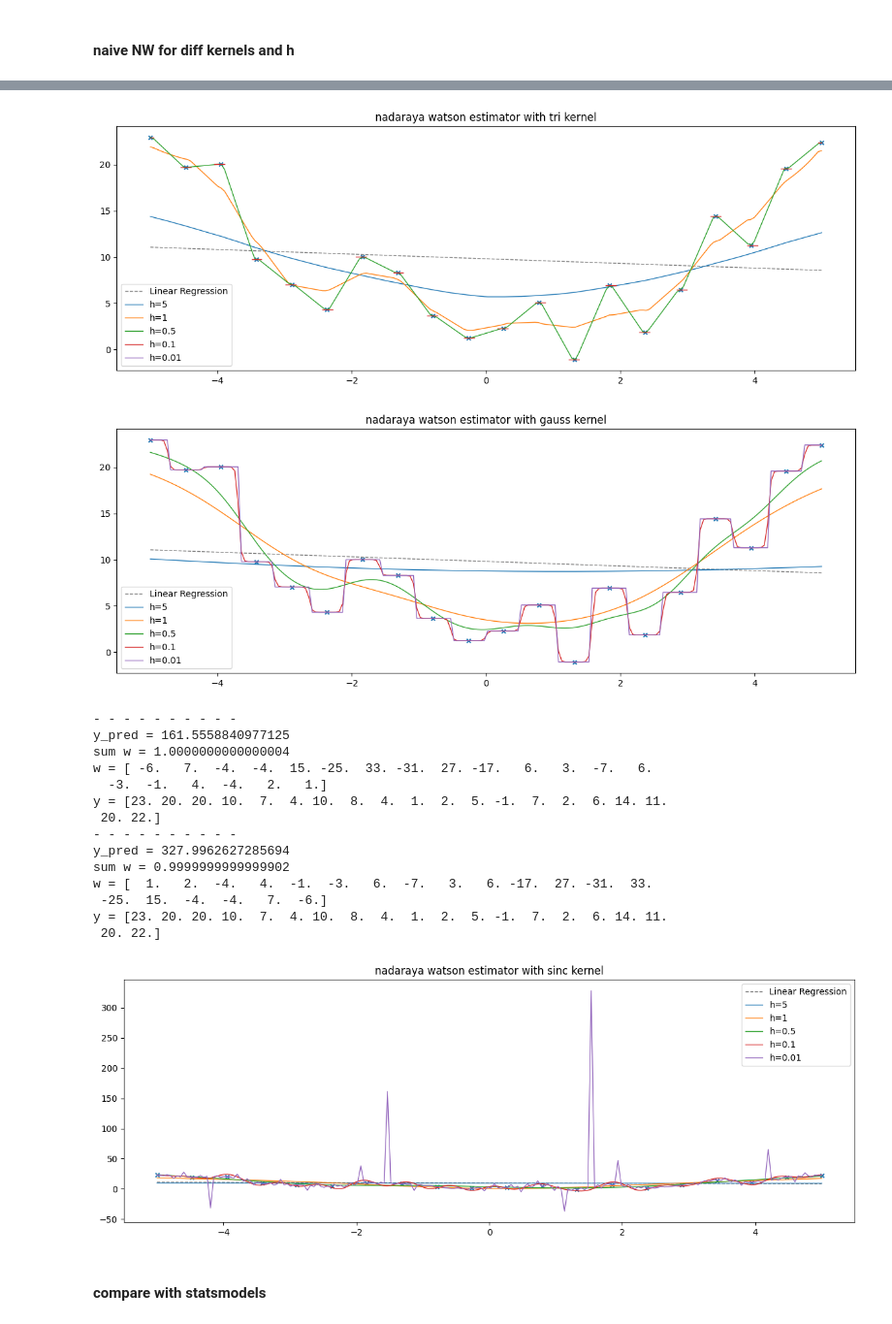
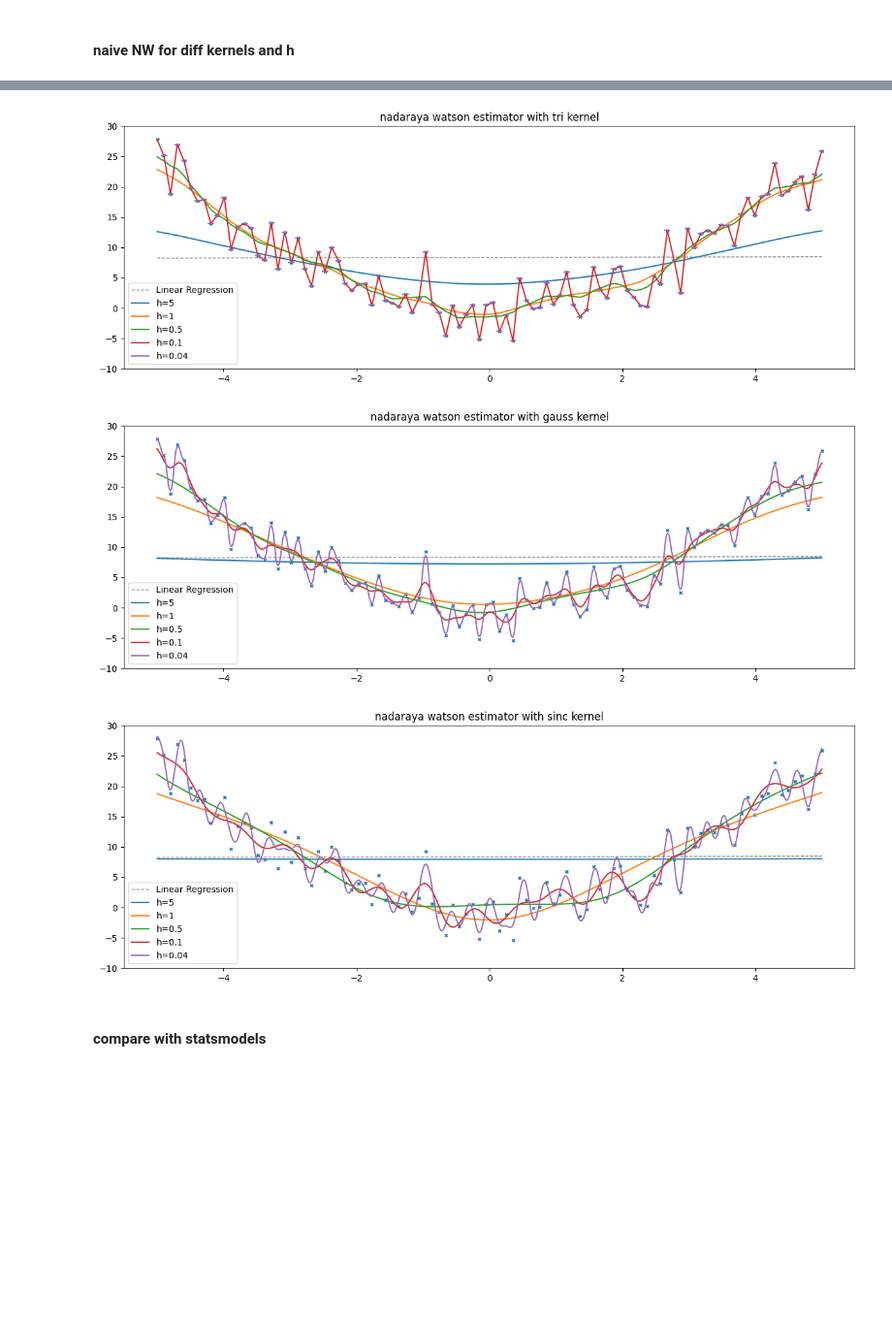
Before and after one commit to hikotei/Kernel-Simulations, a Jupyter notebook: 2023_12_12 NW.ipynb, the cells around one changed output, grey strips where cells are left out. Shown at 97% size. Drawn from its saved outputs; the diff is of its cells as text; code cells hidden in the pictures; blank space fills up the shorter version.

```diff
--- a/2023_12_12 NW.ipynb
+++ b/2023_12_12 NW.ipynb
@@ -55,15 +55,19 @@ def nadaraya_watson(x_obs, y_obs, x_pred, kernel, h=1):
     for i, x in enumerate(x_pred):
 
         w = kernel_func((x - x_obs) / h)
-        w = w / np.sum(w)
+        sum_of_w = np.sum(w)
 
-        y_pred[i] = np.sum(w * y_obs)
+        # if np.sum(w) is 0 then set sum_of_w to 1
+        # sum_of_w = np.sum(w) if (sum_of_w := np.sum(w)) != 0 else 1
 
-        if np.abs(y_pred[i]) > 100:
-            print('- '*10)
-            print(f"y_pred = {y_pred[i]}")
-            print(f"sum w = {np.sum(w)}")
-            print(f"w = {np.round(w)}")
-            print(f"y = {np.round(y_obs)}")
+        y_pred[i] = np.sum(w * y_obs / sum_of_w)
+
+        # if value explodes, print some info
+        # if np.abs(y_pred[i]) > 100:
+        #     print('- '*10)
+        #     print(f"y_pred = {y_pred[i]}")
+        #     print(f"sum w = {np.sum(w)}")
+        #     print(f"w = {np.round(w)}")
+        #     print(f"y = {np.round(y_obs)}")
 
     return y_pred
@@ -90,8 +100,8 @@ y_pred = model.predict(x.reshape(-1, 1))
 x_pred = np.linspace(x_min, x_max, n*100)
 # print(f"making NW pred at {x_pred}")
 
-h = 0.1 * (1/np.pi)
-h = 0.1
+# h = 0.1 * (1/np.pi) # = 0.03183098861837907
+h = 0.01
 y_pred_nw = nadaraya_watson(x, y, x_pred, 'epa', h=h)
 
 # Plot the original data and the regression line
@@ -120,12 +136,14 @@ plt.show()
 #### naive NW for diff kernels and h
 # %%
 # simulation params
-n = 20
+n = 100
 x_min = -5
 x_max = 5
 
 # generate data using trend = x^2 and gaussian noise
 x = np.linspace(x_min, x_max, n)
+# x = np.random.uniform(x_min, x_max, n) # random x point distribution
+
 # print(f"observations at x = {x}")
 y = x**2 + np.random.normal(0, 3, n)
 
@@ -139,18 +157,19 @@ x_pred = np.linspace(x_min, x_max, n*10)
 # print(f"making NW pred at {x_pred}")
 
 kernel_types = ['epa', 'rect', 'tri', 'gauss', 'sinc']
-h_arr = [5, 1, 0.5, 0.1, 0.01]
+h_arr = [5, 1, 0.5, 0.1, 0.04]
 
 for kernel_type in kernel_types :
 
     plt.figure(figsize=(15, 5))
-    plt.scatter(x, y, s=20, marker='x')
+    plt.scatter(x, y, s=10, marker='x')
     plt.plot(x, y_pred, color='grey', ls='--', lw=1, label='Linear Regression')
 
     for h in h_arr :
         y_pred_nw = nadaraya_watson(x, y, x_pred, kernel_type, h=h)
-        plt.plot(x_pred, y_pred_nw, lw=1, label=f'h={h}')
+        plt.plot(x_pred, y_pred_nw, lw=1.5, label=f'h={h}')
 
+    plt.ylim(-10, 30)
     plt.title(f"nadaraya watson estimator with {kernel_type} kernel")
     plt.legend()
     plt.show()
@@ -160,20 +179,6 @@ for kernel_type in kernel_types :
-[figure, old version]
+[figure, new version]
-[figure, old version]
+[figure, new version]
-- - - - - - - - - -
-y_pred = 161.5558840977125
-sum w = 1.0000000000000004
-w = [ -6.   7.  -4.  -4.  15. -25.  33. -31.  27. -17.   6.   3.  -7.   6.
-  -3.  -1.   4.  -4.   2.   1.]
-y = [23. 20. 20. 10.  7.  4. 10.  8.  4.  1.  2.  5. -1.  7.  2.  6. 14. 11.
- 20. 22.]
-- - - - - - - - - -
-y_pred = 327.9962627285694
-sum w = 0.9999999999999902
-w = [  1.   2.  -4.   4.  -1.  -3.   6.  -7.   3.   6. -17.  27. -31.  33.
- -25.  15.  -4.  -4.   7.  -6.]
-y = [23. 20. 20. 10.  7.  4. 10.  8.  4.  1.  2.  5. -1.  7.  2.  6. 14. 11.
- 20. 22.]
-[figure, old version]
+[figure, new version]
 # %% [markdown]
 #### compare with statsmodels
 # %%
```
Also changed, not shown: parts of 9 cells of this notebook, 2 other files.
